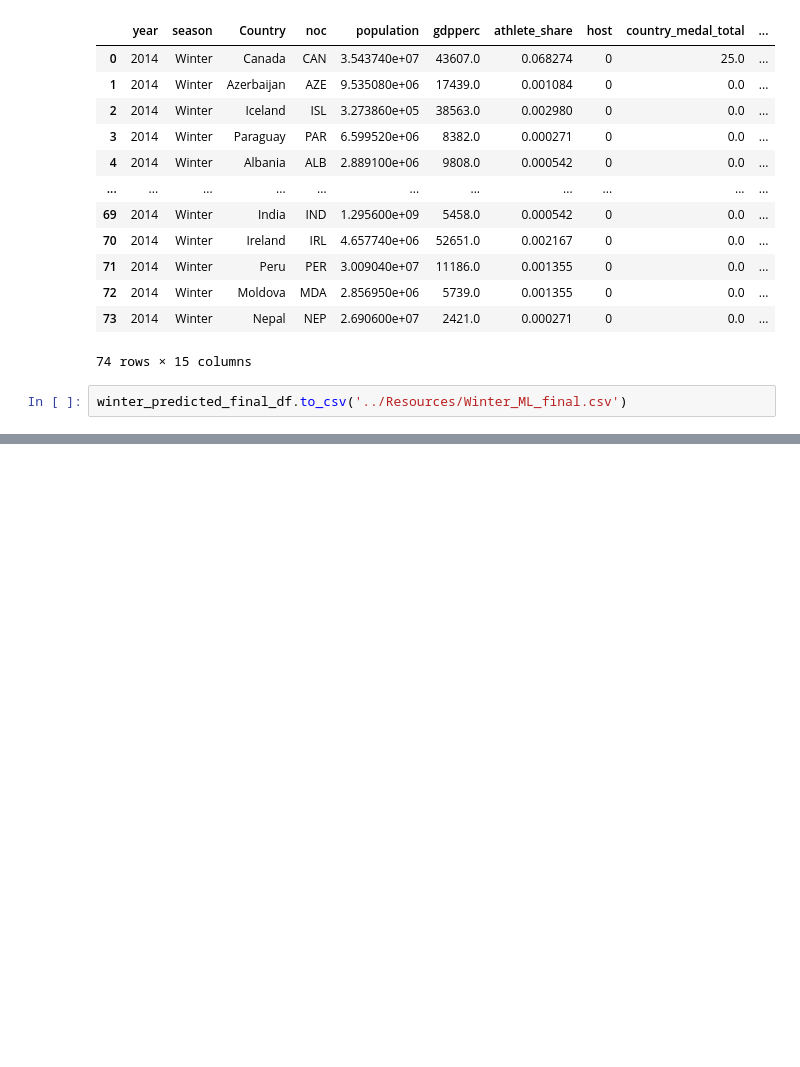
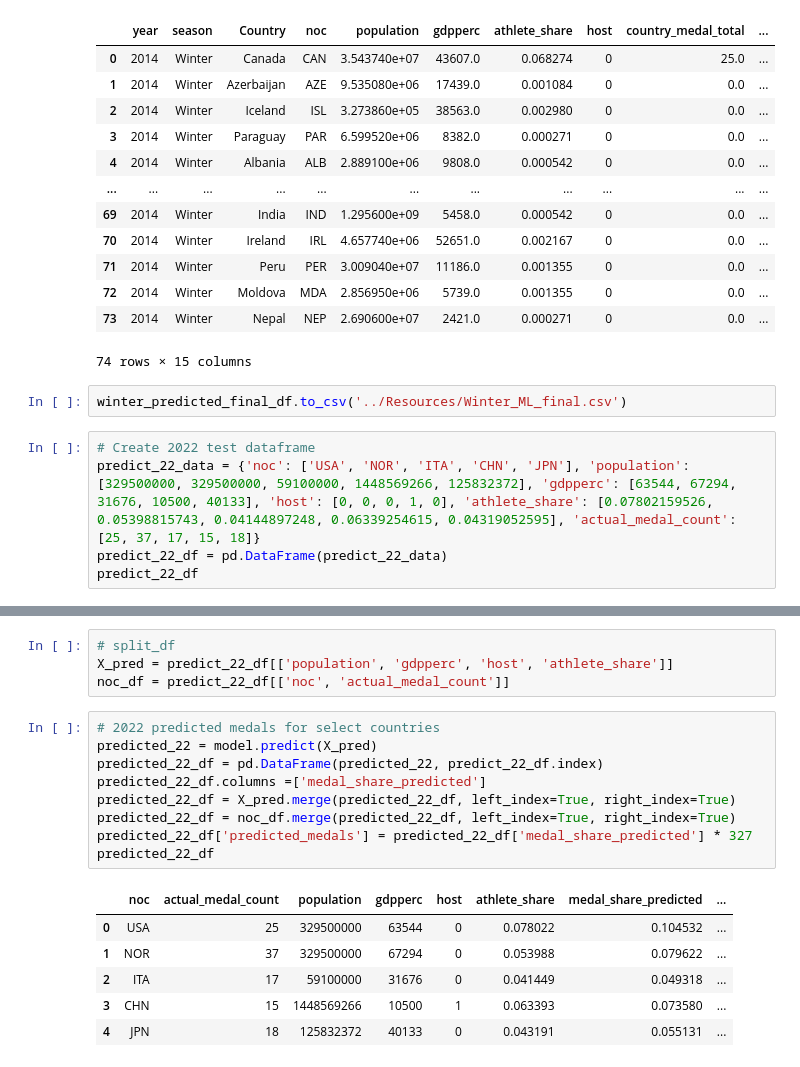
Before and after one commit to olympics2022/olympic_medal_analysis, a Jupyter notebook: Analysis/winter_ML_analysis.ipynb, the cells around one changed output, grey strips where cells are left out. Cells and saved outputs as stored; diff of their text form; blank space fills up the shorter version.

```diff
--- a/Analysis/winter_ML_analysis.ipynb
+++ b/Analysis/winter_ML_analysis.ipynb
@@ -297,3 +297,8 @@ winter_predicted_final_df
 74 rows × 15 columns
 # %%
 winter_predicted_final_df.to_csv('../Resources/Winter_ML_final.csv')
+# %%
+# Create 2022 test dataframe
+predict_22_data = {'noc': ['USA', 'NOR', 'ITA', 'CHN', 'JPN'], 'population': [329500000, 329500000, 59100000, 1448569266, 125832372], 'gdpperc': [63544, 67294, 31676, 10500, 40133], 'host': [0, 0, 0, 1, 0], 'athlete_share': [0.07802159526, 0.05398815743, 0.04144897248, 0.06339254615, 0.04319052595], 'actual_medal_count': [25, 37, 17, 15, 18]}
+predict_22_df = pd.DataFrame(predict_22_data)
+predict_22_df
@@ -299,0 +312,20 @@ winter_predicted_final_df.to_csv('../Resources/Winter_ML_final.csv')
+# %%
+# split_df
+X_pred = predict_22_df[['population', 'gdpperc', 'host', 'athlete_share']]
+noc_df = predict_22_df[['noc', 'actual_medal_count']]
+# %%
+# 2022 predicted medals for select countries
+predicted_22 = model.predict(X_pred)
+predicted_22_df = pd.DataFrame(predicted_22, predict_22_df.index)
+predicted_22_df.columns =['medal_share_predicted']
+predicted_22_df = X_pred.merge(predicted_22_df, left_index=True, right_index=True)
+predicted_22_df = noc_df.merge(predicted_22_df, left_index=True, right_index=True)
+predicted_22_df['predicted_medals'] = predicted_22_df['medal_share_predicted'] * 327
+predicted_22_df
+# %% [output]
+|  | noc | actual_medal_count | population | gdpperc | host | athlete_share | medal_share_predicted | ... |
+| 0 | USA | 25 | 329500000 | 63544 | 0 | 0.078022 | 0.104532 | ... |
+| 1 | NOR | 37 | 329500000 | 67294 | 0 | 0.053988 | 0.079622 | ... |
+| 2 | ITA | 17 | 59100000 | 31676 | 0 | 0.041449 | 0.049318 | ... |
+| 3 | CHN | 15 | 1448569266 | 10500 | 1 | 0.063393 | 0.073580 | ... |
+| 4 | JPN | 18 | 125832372 | 40133 | 0 | 0.043191 | 0.055131 | ... |
```
Also changed, not shown: parts of 1 cell of this notebook, 3 other files.
